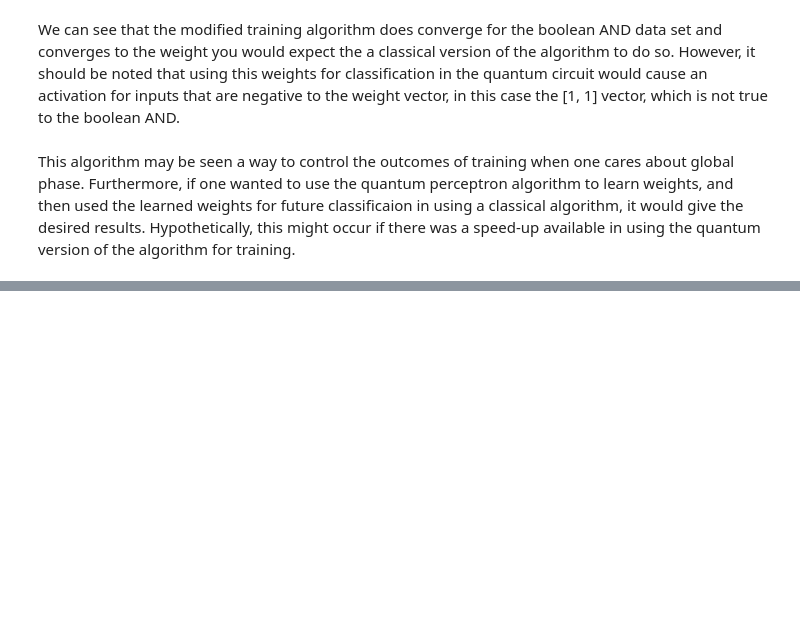
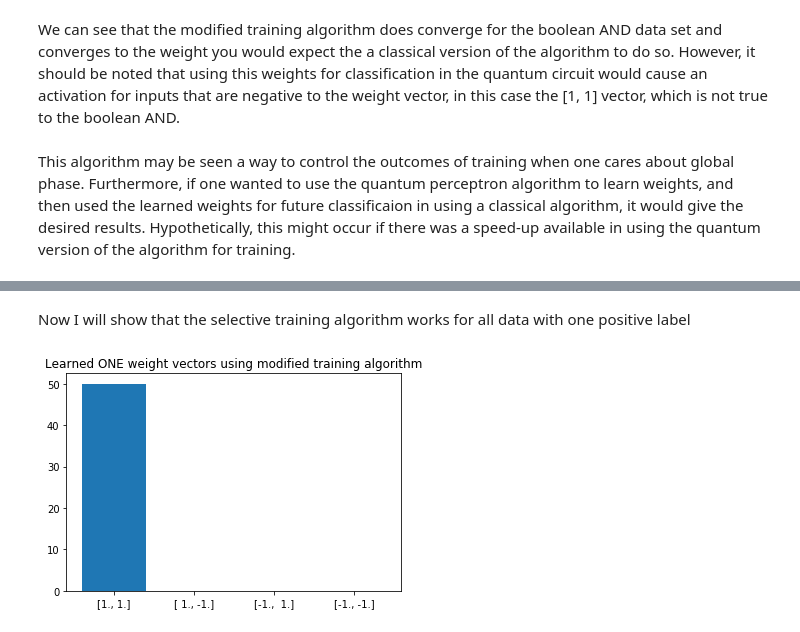
Before and after one commit to Farquhar13/QuantumPerceptron, a Jupyter notebook: QuantumPerceptron/1-qubit perceptron.ipynb, the cells around one changed output, grey strips where cells are left out. Saved outputs shown, nothing was run; the diff lists cells and outputs as text; code cells hidden in the pictures; blank space fills up the shorter version.

Commit message:
adding section on verification of selective training algorithm

```diff
--- a/QuantumPerceptron/1-qubit perceptron.ipynb
+++ b/QuantumPerceptron/1-qubit perceptron.ipynb
@@ -596,0 +629,23 @@ This algorithm may be seen a way to control the outcomes of training when one ca
+# %%
+indices = np.arange(len(AND_labels))
+orderings = list(itertools.permutations(indices))
+
+AND_labels = np.array([-1, -1, -1, 1])
+data = np.array([k2vec(i,2) for i in range(4)])
+
+
+for o in orderings:
+    print(o)
+    o = np.array(o)
+    order_labels = AND_labels[o]
+    order_data = data[o]
+
+    neg_labels = find_neg_labels(order_data, order_labels)
+    d_AND = modified_sample(order_data, order_labels, neg_labels, train=modified_train, n=3)
+    errors = 0
+    if d_AND['array([-1., -1.])'] != 3:
+        errors += 1
+        print("error on permutation", o)
+
+if errors == 0:
+    print("Algorithm is invariant to the order of data!")
@@ -596,0 +670,10 @@ This algorithm may be seen a way to control the outcomes of training when one ca
+# %% [markdown]
+Now I will show that the selective training algorithm works for all data with one positive label
+# %%
+one_labels = np.array([1, -1, -1, -1])
+neg_labels = find_neg_labels(data, one_labels)
+d_one = modified_sample(data, one_labels, neg_labels, train=modified_train, n=50)
+#print_weights(d_one, title="Learned ONE weight vectors using modified training algorithm", save=True)
+print_weights(d_one, title="Learned ONE weight vectors using modified training algorithm")
+# %% [output]
+[figure, added]
```
Also changed, not shown: parts of 14 cells of this notebook.
